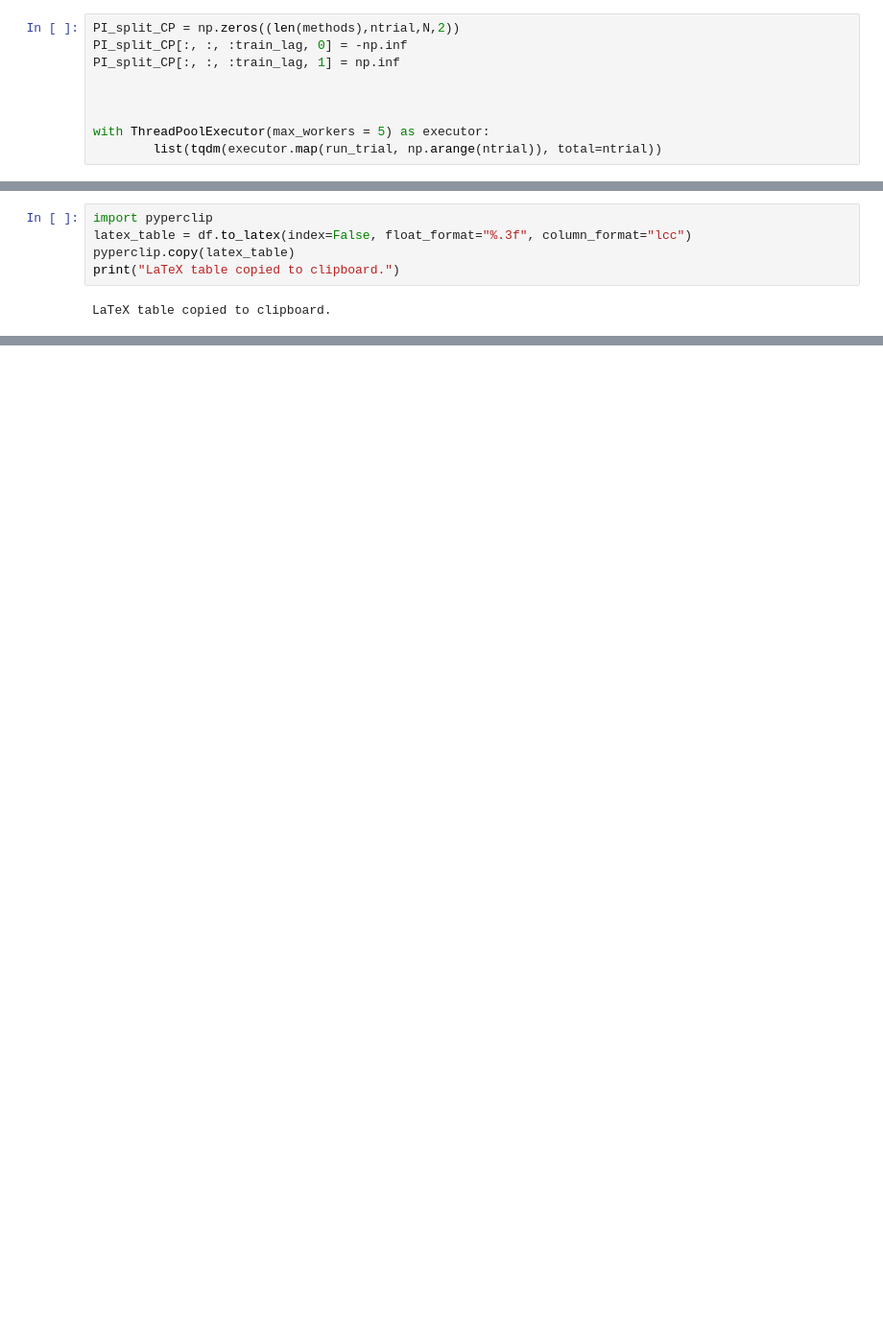
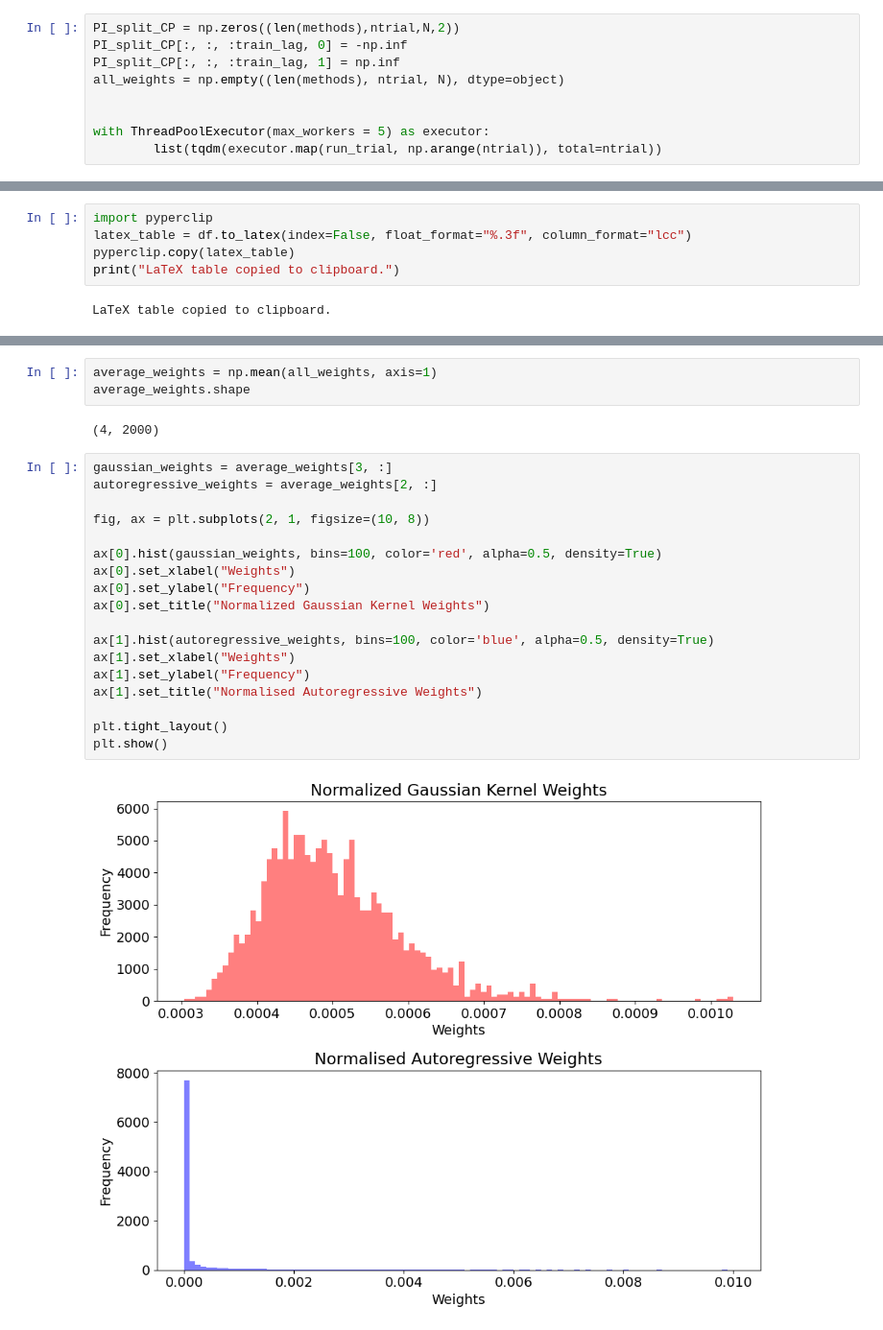
Before and after one commit to igorpradhan/RLRW-NonExchangeable-Conformal-Prediction, a Jupyter notebook: Replication/replication_setting_2_3.ipynb, the cells around one changed output, grey strips where cells are left out. Shown: that part at 96% size. Drawn from its saved outputs; the diff is of its cells as text; blank space fills up the shorter version.

```diff
--- a/Replication/replication_setting_2_3.ipynb
+++ b/Replication/replication_setting_2_3.ipynb
@@ -156,7 +162,7 @@ def run_trial(itrial):
 PI_split_CP = np.zeros((len(methods),ntrial,N,2))
 PI_split_CP[:, :, :train_lag, 0] = -np.inf
 PI_split_CP[:, :, :train_lag, 1] = np.inf
-
+all_weights = np.empty((len(methods), ntrial, N), dtype=object)
 
 
 with ThreadPoolExecutor(max_workers = 5) as executor:
@@ -252,0 +306,25 @@ LaTeX table copied to clipboard.
+# %%
+average_weights = np.mean(all_weights, axis=1)
+average_weights.shape
+# %% [output]
+(4, 2000)
+# %%
+gaussian_weights = average_weights[3, :]
+autoregressive_weights = average_weights[2, :]
+
+fig, ax = plt.subplots(2, 1, figsize=(10, 8))
+
+ax[0].hist(gaussian_weights, bins=100, color='red', alpha=0.5, density=True)
+ax[0].set_xlabel("Weights")
+ax[0].set_ylabel("Frequency")
+ax[0].set_title("Normalized Gaussian Kernel Weights")
+
+ax[1].hist(autoregressive_weights, bins=100, color='blue', alpha=0.5, density=True)
+ax[1].set_xlabel("Weights")
+ax[1].set_ylabel("Frequency")
+ax[1].set_title("Normalised Autoregressive Weights")
+
+plt.tight_layout()
+plt.show()
+# %% [output]
+[figure, added]
```
Also changed, not shown: parts of 12 cells of this notebook, 10 other files.
